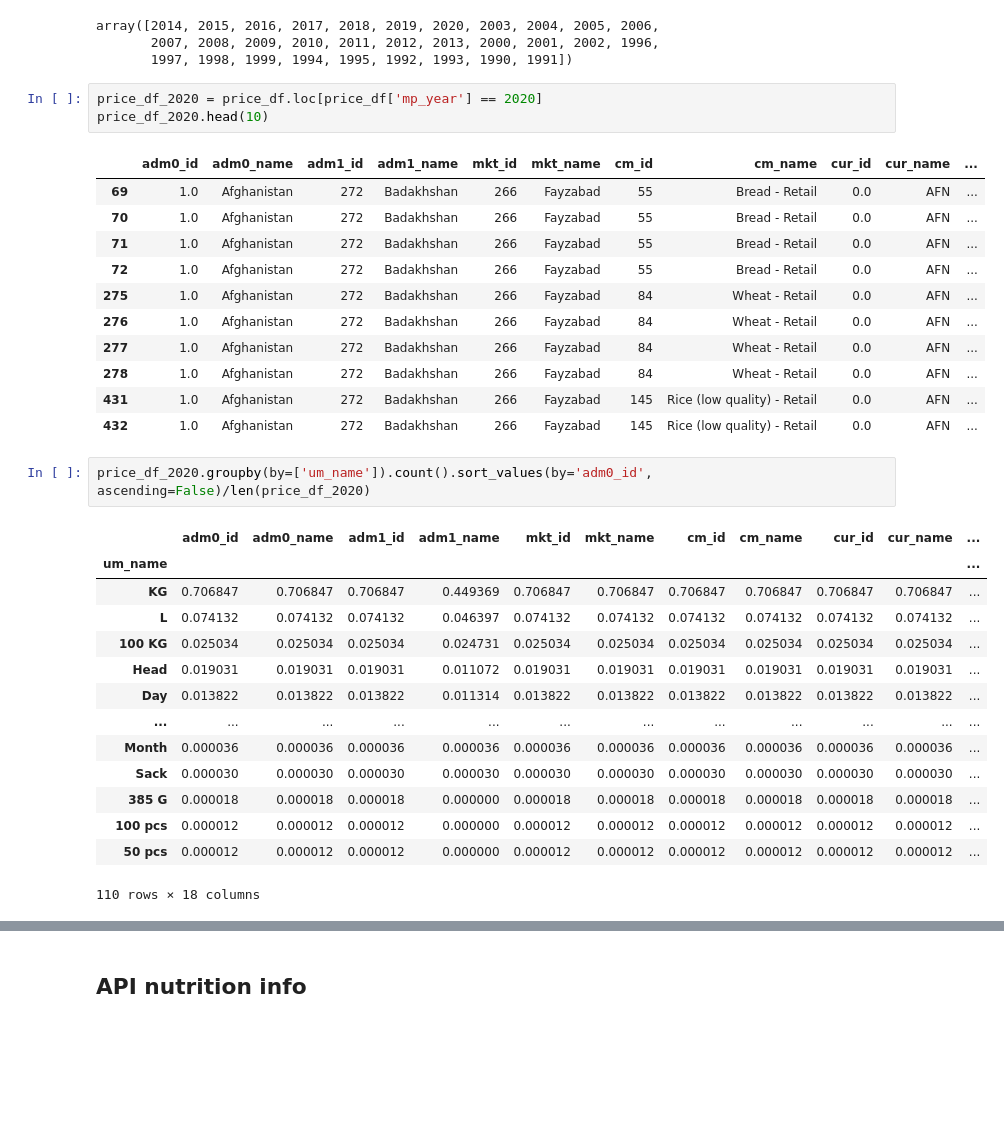
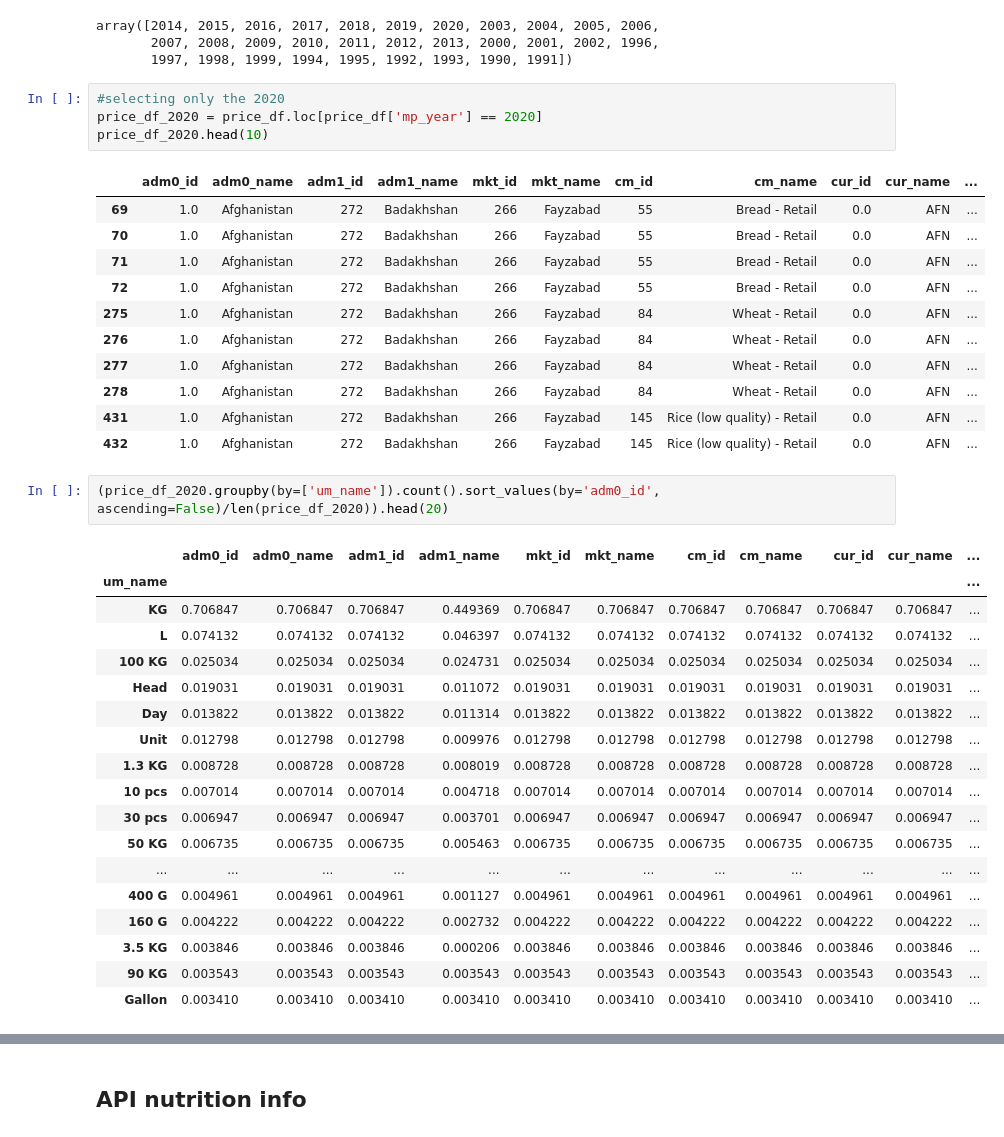
Before and after one commit to AllanRPetersen/Predicting-Food-Prices, a Jupyter notebook: notebooks/adrian_food_global_pricing.ipynb, the cells around one changed output, grey strips where cells are left out. Drawn from its saved outputs; the diff is of its cells as text; blank space fills up the shorter version.

```diff
--- a/notebooks/adrian_food_global_pricing.ipynb
+++ b/notebooks/adrian_food_global_pricing.ipynb
@@ -186,6 +175,7 @@ array([2014, 2015, 2016, 2017, 2018, 2019, 2020, 2003, 2004, 2005, 2006,
        2007, 2008, 2009, 2010, 2011, 2012, 2013, 2000, 2001, 2002, 1996,
        1997, 1998, 1999, 1994, 1995, 1992, 1993, 1990, 1991])
 # %%
+#selecting only the 2020
 price_df_2020 = price_df.loc[price_df['mp_year'] == 2020]
 price_df_2020.head(10)
 # %% [output]
@@ -201,19 +191,23 @@ price_df_2020.head(10)
 | 431 | 1.0 | Afghanistan | 272 | Badakhshan | 266 | Fayzabad | 145 | Rice (low quality) - Retail | 0.0 | AFN | ... |
 | 432 | 1.0 | Afghanistan | 272 | Badakhshan | 266 | Fayzabad | 145 | Rice (low quality) - Retail | 0.0 | AFN | ... |
 # %%
-price_df_2020.groupby(by=['um_name']).count().sort_values(by='adm0_id', ascending=False)/len(price_df_2020)
+(price_df_2020.groupby(by=['um_name']).count().sort_values(by='adm0_id', ascending=False)/len(price_df_2020)).head(20)
 # %% [output]
 |  | adm0_id | adm0_name | adm1_id | adm1_name | mkt_id | mkt_name | cm_id | cm_name | cur_id | cur_name | ... |
 | um_name |  |  |  |  |  |  |  |  |  |  | ... |
 | KG | 0.706847 | 0.706847 | 0.706847 | 0.449369 | 0.706847 | 0.706847 | 0.706847 | 0.706847 | 0.706847 | 0.706847 | ... |
 | L | 0.074132 | 0.074132 | 0.074132 | 0.046397 | 0.074132 | 0.074132 | 0.074132 | 0.074132 | 0.074132 | 0.074132 | ... |
 | 100 KG | 0.025034 | 0.025034 | 0.025034 | 0.024731 | 0.025034 | 0.025034 | 0.025034 | 0.025034 | 0.025034 | 0.025034 | ... |
 | Head | 0.019031 | 0.019031 | 0.019031 | 0.011072 | 0.019031 | 0.019031 | 0.019031 | 0.019031 | 0.019031 | 0.019031 | ... |
 | Day | 0.013822 | 0.013822 | 0.013822 | 0.011314 | 0.013822 | 0.013822 | 0.013822 | 0.013822 | 0.013822 | 0.013822 | ... |
+| Unit | 0.012798 | 0.012798 | 0.012798 | 0.009976 | 0.012798 | 0.012798 | 0.012798 | 0.012798 | 0.012798 | 0.012798 | ... |
+| 1.3 KG | 0.008728 | 0.008728 | 0.008728 | 0.008019 | 0.008728 | 0.008728 | 0.008728 | 0.008728 | 0.008728 | 0.008728 | ... |
+| 10 pcs | 0.007014 | 0.007014 | 0.007014 | 0.004718 | 0.007014 | 0.007014 | 0.007014 | 0.007014 | 0.007014 | 0.007014 | ... |
+| 30 pcs | 0.006947 | 0.006947 | 0.006947 | 0.003701 | 0.006947 | 0.006947 | 0.006947 | 0.006947 | 0.006947 | 0.006947 | ... |
+| 50 KG | 0.006735 | 0.006735 | 0.006735 | 0.005463 | 0.006735 | 0.006735 | 0.006735 | 0.006735 | 0.006735 | 0.006735 | ... |
 | ... | ... | ... | ... | ... | ... | ... | ... | ... | ... | ... | ... |
-| Month | 0.000036 | 0.000036 | 0.000036 | 0.000036 | 0.000036 | 0.000036 | 0.000036 | 0.000036 | 0.000036 | 0.000036 | ... |
-| Sack | 0.000030 | 0.000030 | 0.000030 | 0.000030 | 0.000030 | 0.000030 | 0.000030 | 0.000030 | 0.000030 | 0.000030 | ... |
-| 385 G | 0.000018 | 0.000018 | 0.000018 | 0.000000 | 0.000018 | 0.000018 | 0.000018 | 0.000018 | 0.000018 | 0.000018 | ... |
-| 100 pcs | 0.000012 | 0.000012 | 0.000012 | 0.000000 | 0.000012 | 0.000012 | 0.000012 | 0.000012 | 0.000012 | 0.000012 | ... |
-| 50 pcs | 0.000012 | 0.000012 | 0.000012 | 0.000000 | 0.000012 | 0.000012 | 0.000012 | 0.000012 | 0.000012 | 0.000012 | ... |
+| 400 G | 0.004961 | 0.004961 | 0.004961 | 0.001127 | 0.004961 | 0.004961 | 0.004961 | 0.004961 | 0.004961 | 0.004961 | ... |
+| 160 G | 0.004222 | 0.004222 | 0.004222 | 0.002732 | 0.004222 | 0.004222 | 0.004222 | 0.004222 | 0.004222 | 0.004222 | ... |
+| 3.5 KG | 0.003846 | 0.003846 | 0.003846 | 0.000206 | 0.003846 | 0.003846 | 0.003846 | 0.003846 | 0.003846 | 0.003846 | ... |
+| 90 KG | 0.003543 | 0.003543 | 0.003543 | 0.003543 | 0.003543 | 0.003543 | 0.003543 | 0.003543 | 0.003543 | 0.003543 | ... |
+| Gallon | 0.003410 | 0.003410 | 0.003410 | 0.003410 | 0.003410 | 0.003410 | 0.003410 | 0.003410 | 0.003410 | 0.003410 | ... |
-110 rows × 18 columns
```
Also changed, not shown: parts of 32 cells of this notebook.
